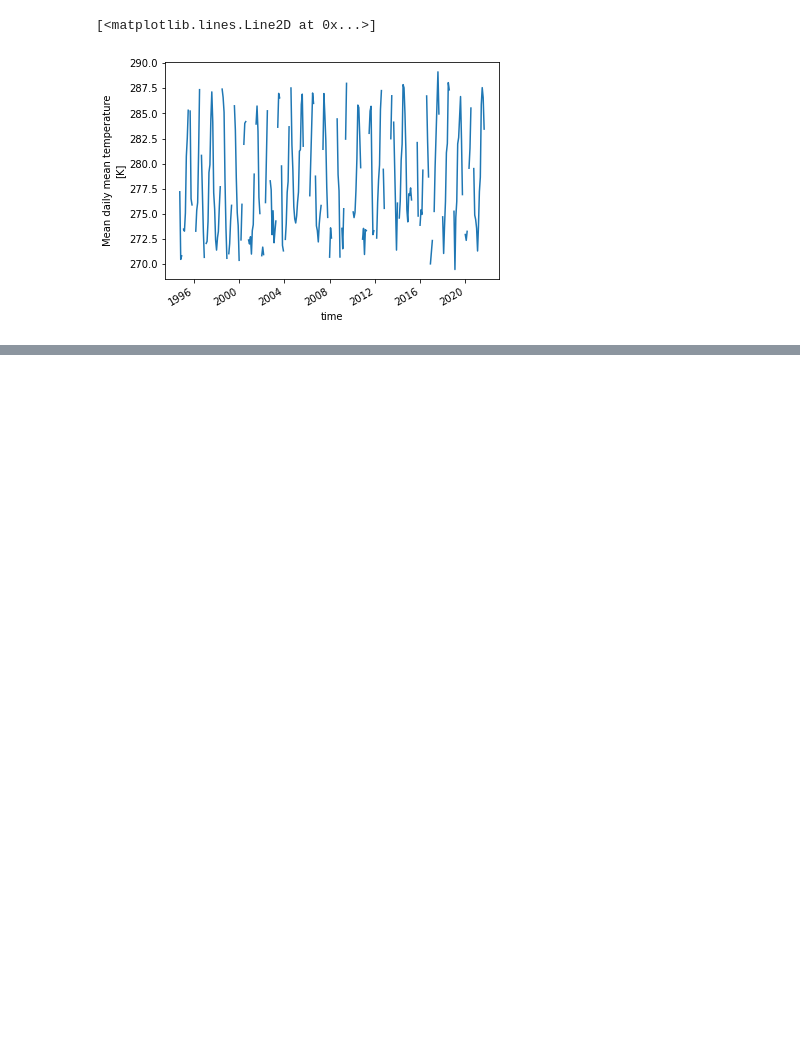
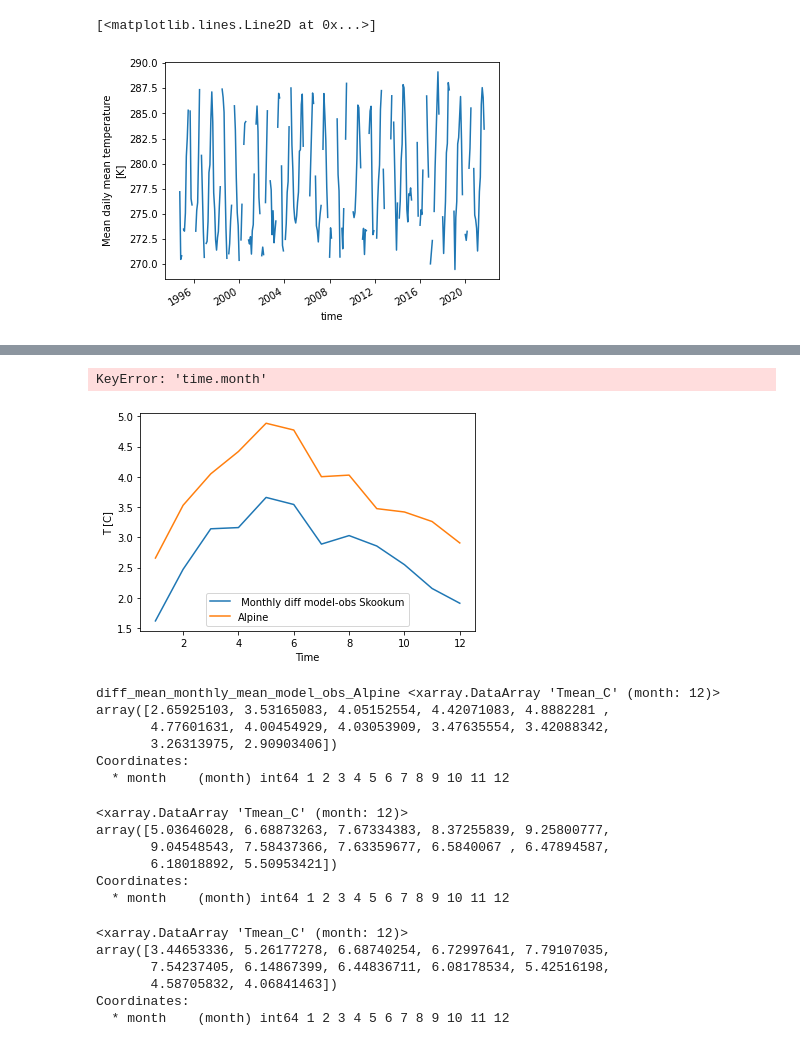
Before and after one commit to NCristea/Snow_SCL, a Jupyter notebook: compare_datasets.ipynb, the cells around one changed output, grey strips where cells are left out. Saved outputs shown, nothing was run; the diff lists cells and outputs as text; code cells hidden in the pictures; blank space fills up the shorter version.

Commit message:
calculate lapse rates

```diff
--- a/compare_datasets.ipynb
+++ b/compare_datasets.ipynb
@@ -44,4 +44,4 @@ path_Skook_model = ROOT_DIR + '/Data/Raw/comparison_Pixel.Skookum_Creek.csv'
 
 
 #path to Tolt Dam
-path_Tolt_dam_T_SPU = ROOT_DIR + 'Data/Raw/t8508_tempToltDam.txt'
+path_Tolt_dam_T_SPU = ROOT_DIR + '/Data/Raw/t8508_tempToltDam.txt'
@@ -67,0 +48,7 @@ df_snotel_obs_SPU_Alpine
+# %%
+
+df_Tolt_dam_T_SPU = fc.spu_snotel_data(path_Tolt_dam_T_SPU)
+ds_Tolt_dam_T_SPU = fc.spu_snotel_data_xr_T(df_Tolt_dam_T_SPU)
+
+df_Tolt_dam_T_SPU_ = ds_Tolt_dam_T_SPU.to_dataframe()
+ds_Tolt_dam_T_SPU
@@ -578,0 +527,35 @@ print(tas_C_Y.mean())
+# %%
+mo_Tmean_obs_Tolt_SPU = df_Tolt_dam_T_SPU.Tmean_C.groupby("time.month").mean(dim='time')
+mo_Tmean_obs_Tolt_SPU
+# %% [output]
+KeyError: 'time.month'
+# %%
+mo_Tmean_bcbq_obs_Alpine = ds_bcbq_obs_Alpine.Tmean_C.groupby("time.month").mean(dim='time')
+#print('Monthly mean obs snotel Alpine = ',mo_Tmean_bcbq_obs_Alpine)
+mo_Tmean_obs_Tolt_SPU = ds_Tolt_dam_T_SPU.Tmean_C.groupby("time.month").mean(dim='time')
+diff_mean_monthly_mean_ToltDam_obs_Alpine = mo_Tmean_obs_Tolt_SPU - mo_Tmean_bcbq_obs_Alpine
+
+mo_Tmean_bcbq_obs_Skookum = ds_bcbq_obs_Skookum.Tmean_C.groupby("time.month").mean(dim='time')
+
+mo_Tmean_obs_Tolt_SPU = ds_Tolt_dam_T_SPU.Tmean_C.groupby("time.month").mean(dim='time')
+diff_mean_monthly_mean_ToltDam_obs_Skookum = mo_Tmean_obs_Tolt_SPU - mo_Tmean_bcbq_obs_Skookum
+
+ax = diff_mean_monthly_mean_ToltDam_obs_Skookum.plot.line()
+diff_mean_monthly_mean_ToltDam_obs_Alpine.plot.line()
+#ax.set_xlim([datetime(2004, 1, 21), datetime(2004, 12, 1)])
+plt.xlabel('Time')
+plt.ylabel('T [C]')
+plt.gca().legend((' Monthly diff model-obs Skookum','Alpine'))
+plt.show()
+
+print('diff_mean_monthly_mean_model_obs_Alpine', diff_mean_monthly_mean_ToltDam_obs_Alpine)
+#print(df_snotel_Skookum.Tmax_C.mean())
+#print(mean_diff_T)
+# %% [output]
+[figure, added]
+diff_mean_monthly_mean_model_obs_Alpine <xarray.DataArray 'Tmean_C' (month: 12)>
+array([2.65925103, 3.53165083, 4.05152554, 4.42071083, 4.8882281 ,
+       4.77601631, 4.00454929, 4.03053909, 3.47635554, 3.42088342,
+       3.26313975, 2.90903406])
+Coordinates:
+  * month    (month) int64 1 2 3 4 5 6 7 8 9 10 11 12
@@ -578,0 +569,9 @@ print(tas_C_Y.mean())
+# %%
+lapse_rates_Alpine
+# %% [output]
+<xarray.DataArray 'Tmean_C' (month: 12)>
+array([5.03646028, 6.68873263, 7.67334383, 8.37255839, 9.25800777,
+       9.04548543, 7.58437366, 7.63359677, 6.5840067 , 6.47894587,
+       6.18018892, 5.50953421])
+Coordinates:
+  * month    (month) int64 1 2 3 4 5 6 7 8 9 10 11 12
@@ -578,0 +580,9 @@ print(tas_C_Y.mean())
+# %%
+lapse_rates_Skookum
+# %% [output]
+<xarray.DataArray 'Tmean_C' (month: 12)>
+array([3.44653336, 5.26177278, 6.68740254, 6.72997641, 7.79107035,
+       7.54237405, 6.14867399, 6.44836711, 6.08178534, 5.42516198,
+       4.58705832, 4.06841463])
+Coordinates:
+  * month    (month) int64 1 2 3 4 5 6 7 8 9 10 11 12
```
Also changed, not shown: parts of 38 cells of this notebook, 7 other files.
